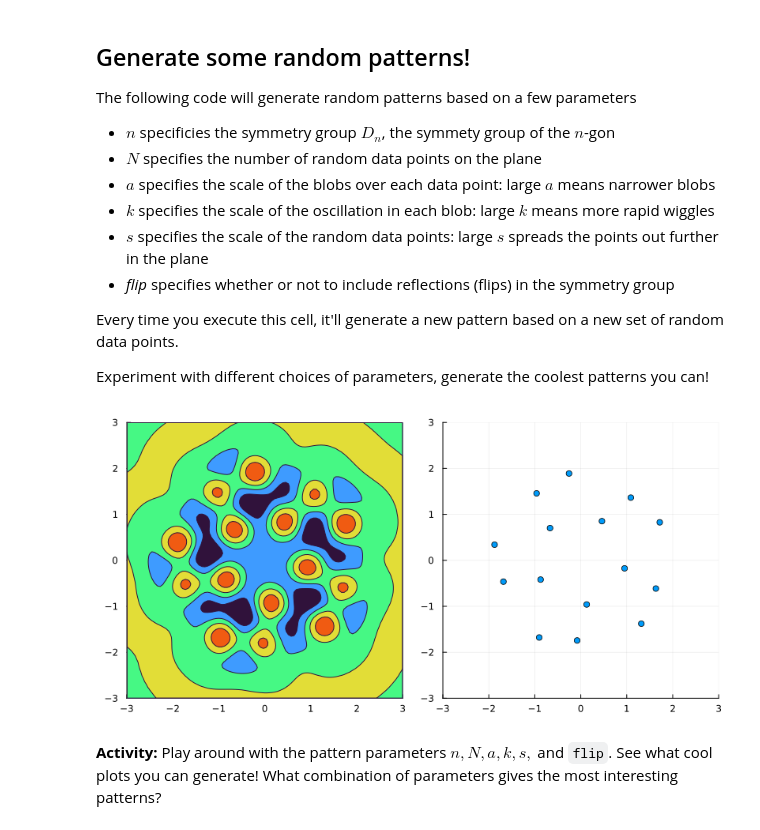
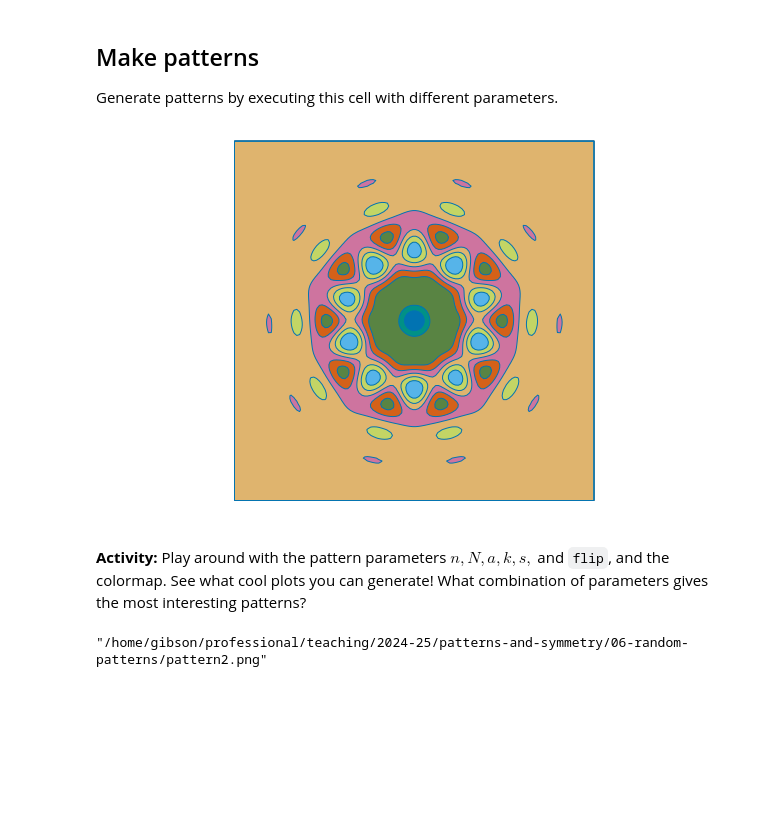
Before and after one commit to johnfgibson/tech411, a Jupyter notebook: 05-random-patterns/random-pattern-generator.ipynb, the cells around one changed output. Cells and saved outputs as stored; diff of their text form; code cells hidden in the pictures; blank space fills up the shorter version.

Commit message:
Split pattern generator into genertator and explicator

```diff
--- a/05-random-patterns/random-pattern-generator.ipynb
+++ b/05-random-patterns/random-pattern-generator.ipynb
@@ -231,50 +98,30 @@ does is to plop one of these circular patterns on each data point $x_j$ and add
-# %% [markdown]
- ## Generate some random patterns!
-
- The following code will generate random patterns based on a few parameters
-
-   * $n$ specificies the symmetry group $D_n$, the symmety group of the $n$-gon
-   * $N$ specifies the number of random data points on the plane
-   * $a$ specifies the scale of the blobs over each data point: large $a$ means narrower blobs
-   * $k$ specifies the scale of the oscillation in each blob: large $k$ means more rapid wiggles
-   * $s$ specifies the scale of the random data points: large $s$ spreads the points out further in the plane
-   * *flip* specifies whether or not to include reflections (flips) in the symmetry group
-
-Every time you execute this cell, it'll generate a new pattern based on a new set of random data points.
-
-Experiment with different choices of parameters, generate the coolest patterns you can!
+# %% [markdown]
+## Make patterns
+
+Generate patterns by executing this cell with different parameters.
 # %%
 # pattern parameters
-n = 5   # n-gon dihedral group
-N = 3   # number of random points
-a = 2   # scale of blobs (larger a, narrower blobs)
-k = 4  # scale of wiggles (larger k, more rapid wiggles)
-s = 1   # scale of data points (larger s, further spread out)
-flip = false
-# plotting parameters
-r = 3   # length scale of plot: -r < x < r, -r < y < r,
-levels = 5 # number of colorlevels
-colormap = :turbo
+n = 5     # n-gon dihedral group
+N = 4     # number of random points
+a = 1/2   # scale of blobs (larger a, narrower blobs)
+k = 4     # scale of ripples (larger k, more rapid ripples)
+s = 1     # scale of data points (larger s, further spread out)
+flip = true
 
-G = dihedralgroup(n, flip)
+w = 5       # width of plot: -l < x < l, -r < y < r,
+levels = 7 # number of colorlevels
+colormap =  :seaborn_colorblind6  #:Paired_8 (search on "Julia Plots colormaps" to find other color palettes)
 
-X = s*randn(2,N)
-#X = fill(0.0, 2,1)
-Xsymm = symmetrize(X,G)
-
-x1grid = range(-r, r, length=100)
-x2grid = range(-r, r, length=100)
-
-zgrid = [f([x1;x2], Xsymm, a, k) for x2 in x2grid, x1 in x1grid]
-zscale = maximum(abs.(zgrid))
-contourf(x1grid, x2grid, zgrid/zscale, color=colormap, levels=levels, legend=:none)
-p1 = plot!(legend=:none, xlim=(-r,r), clim=(-1,1), ylim=(-r,r), aspect_ratio=1)
-
-p2 = scatter(Xsymm[1,:], Xsymm[2,:], xlim=(-r,r), ylim=(-r,r), label="", aspect_ratio=1)
-plot(p1,p2, size=(800,400))
+X = randn(2, N)
+X[:,1] = [0; 2]
+p = plotpattern(X, n, flip, a, k, s, w, levels, colormap)
 # %% [output]
-[figure, old version]
+[figure, new version]
 # %% [markdown]
-**Activity:** Play around with the pattern parameters $n, N, a, k, s,$ and `flip`.
-See what cool plots you can generate! What combination of parameters gives the
-most interesting patterns?
+**Activity:** Play around with the pattern parameters $n, N, a, k, s,$ and `flip`,
+and the colormap. See what cool plots you can generate! What combination of parameters
+gives the most interesting patterns?
+# %%
+savefig("pattern2.png")
+# %% [output]
+"/home/gibson/professional/teaching/2024-25/patterns-and-symmetry/06-random-patterns/pattern2.png"
```
Also changed, not shown: parts of 26 cells of this notebook.
